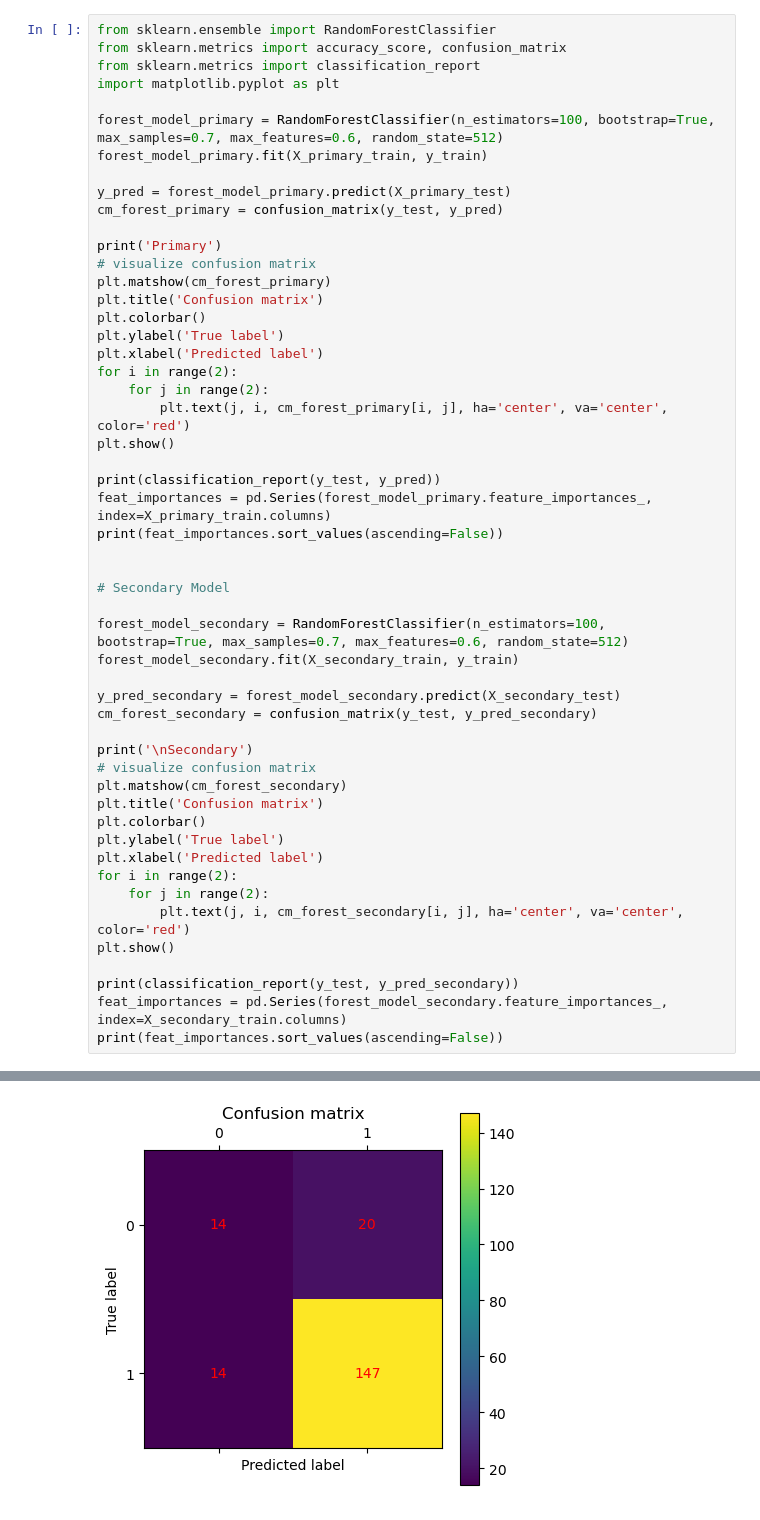
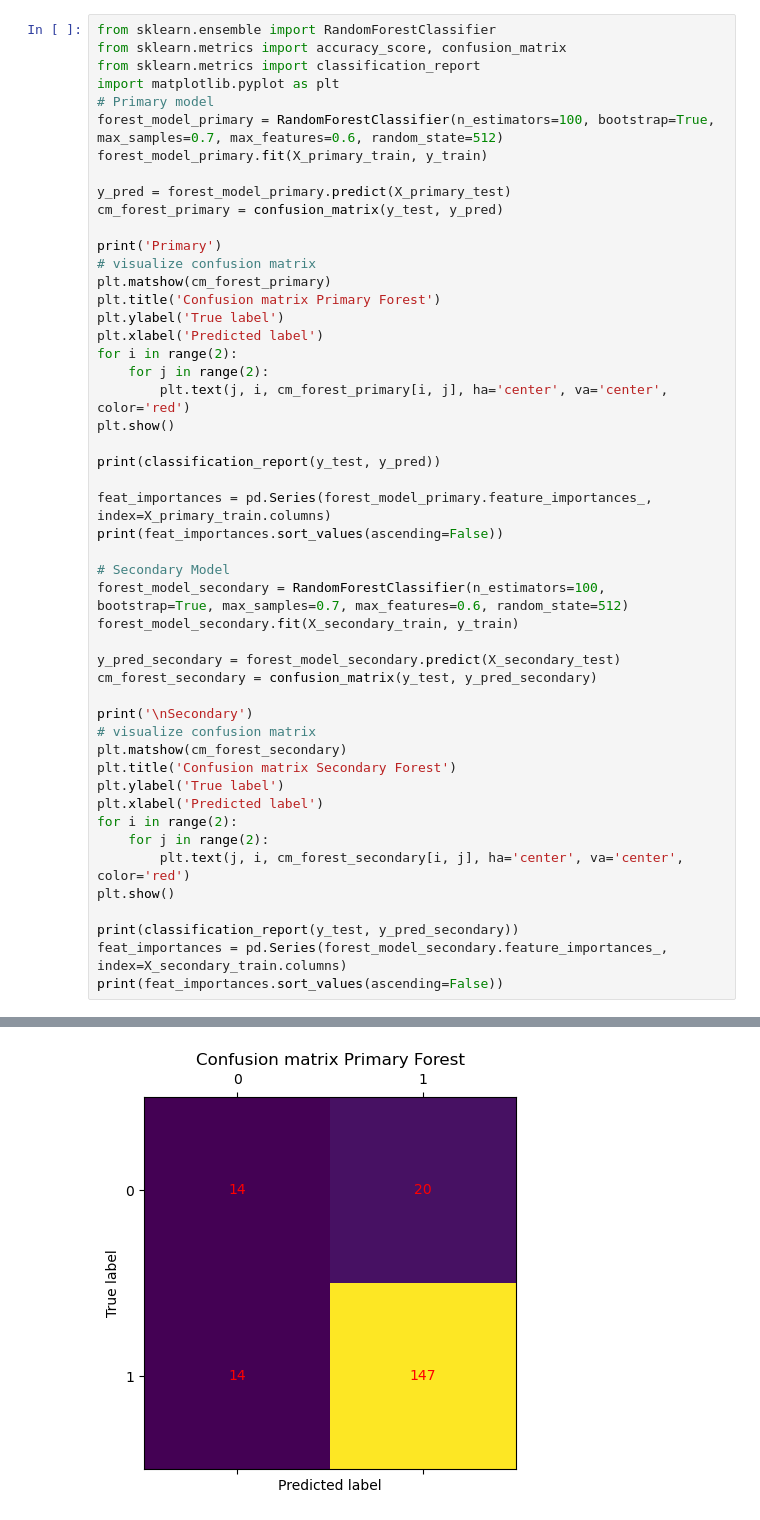
Before and after one commit to ErkkilaT/DatanKasittelyJaKoneoppiminen, a Jupyter notebook: Projekti.ipynb, the cells around one changed output, grey strips where cells are left out. Saved outputs shown, nothing was run; the diff lists cells and outputs as text.

```diff
--- a/Projekti.ipynb
+++ b/Projekti.ipynb
@@ -113,7 +118,7 @@ from sklearn.ensemble import RandomForestClassifier
 from sklearn.metrics import accuracy_score, confusion_matrix
 from sklearn.metrics import classification_report
 import matplotlib.pyplot as plt
-
+# Primary model
 forest_model_primary = RandomForestClassifier(n_estimators=100, bootstrap=True, max_samples=0.7, max_features=0.6, random_state=512)
 forest_model_primary.fit(X_primary_train, y_train)
 
@@ -123,46 +128,43 @@ cm_forest_primary = confusion_matrix(y_test, y_pred)
 print('Primary')
 # visualize confusion matrix
 plt.matshow(cm_forest_primary)
-plt.title('Confusion matrix')
-plt.colorbar()
+plt.title('Confusion matrix Primary Forest')
 plt.ylabel('True label')
 plt.xlabel('Predicted label')
 for i in range(2):
     for j in range(2):
         plt.text(j, i, cm_forest_primary[i, j], ha='center', va='center', color='red')
 plt.show()
 
 print(classification_report(y_test, y_pred))
+
 feat_importances = pd.Series(forest_model_primary.feature_importances_, index=X_primary_train.columns)
 print(feat_importances.sort_values(ascending=False))
 
-
 # Secondary Model
-
 forest_model_secondary = RandomForestClassifier(n_estimators=100, bootstrap=True, max_samples=0.7, max_features=0.6, random_state=512)
 forest_model_secondary.fit(X_secondary_train, y_train)
 
 y_pred_secondary = forest_model_secondary.predict(X_secondary_test)
 cm_forest_secondary = confusion_matrix(y_test, y_pred_secondary)
 
 print('\nSecondary')
 # visualize confusion matrix
 plt.matshow(cm_forest_secondary)
-plt.title('Confusion matrix')
-plt.colorbar()
+plt.title('Confusion matrix Secondary Forest')
 plt.ylabel('True label')
 plt.xlabel('Predicted label')
 for i in range(2):
     for j in range(2):
         plt.text(j, i, cm_forest_secondary[i, j], ha='center', va='center', color='red')
 plt.show()
 
 print(classification_report(y_test, y_pred_secondary))
 feat_importances = pd.Series(forest_model_secondary.feature_importances_, index=X_secondary_train.columns)
 print(feat_importances.sort_values(ascending=False))
 # %% [output]
 Primary
-[figure, old version]
+[figure, new version]
               precision    recall  f1-score   support
 
            0       0.50      0.41      0.45        34
```
Also changed, not shown: parts of 9 cells of this notebook.
